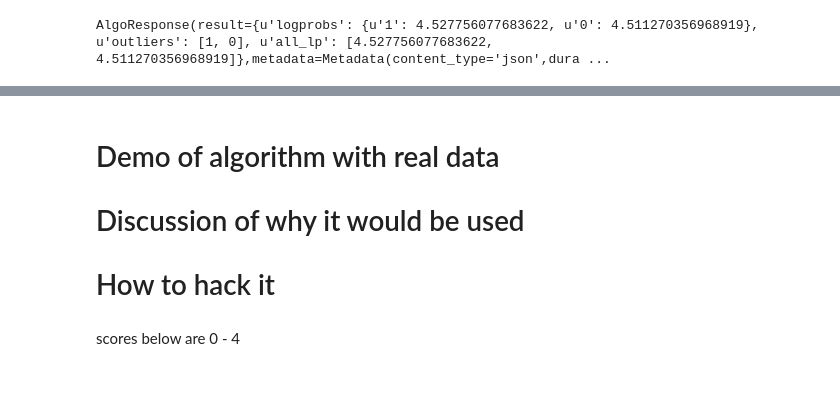
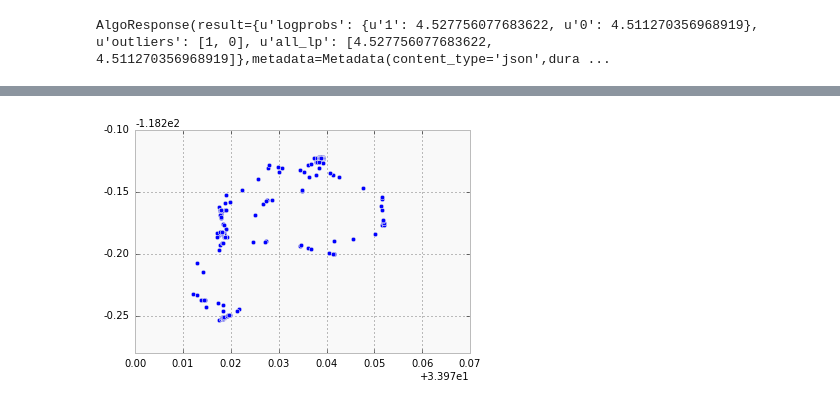
Before and after one commit to kylepolich/hacking-machine-learning, a Jupyter notebook: geo-cluster.ipynb, the cells around one changed output, grey strips where cells are left out. Drawn from its saved outputs; the diff is of its cells as text; code cells hidden in the pictures.

```diff
--- a/geo-cluster.ipynb
+++ b/geo-cluster.ipynb
@@ -55,6 +80,21 @@ plt.show()
-# %% [markdown]
-# Demo of algorithm with real data
-# Discussion of why it would be used
-# How to hack it
-# %% [markdown]
-scores below are 0 - 4
+# %%
+lats = []
+lngs = []
+traces = os.listdir('lltrace')
+for trace in traces:
+    f = open('lltrace/' + trace, 'r')
+    s = f.read()
+    f.close()
+    o = xmltodict.parse(s)
+    tracks = o['gpx']['trk']['trkseg']['trkpt']
+    for track in tracks:
+        lats.append(track['@lat'])
+        lngs.append(track['@lon'])
+# %%
+lats = map(lambda x: float(x), lats)
+lngs = map(lambda x: float(x), lngs)
+# %%
+plt.scatter(lats, lngs)
+plt.show()
+# %% [output]
+[figure, added]
```
Also changed, not shown: parts of 19 cells of this notebook, 2 other files.
